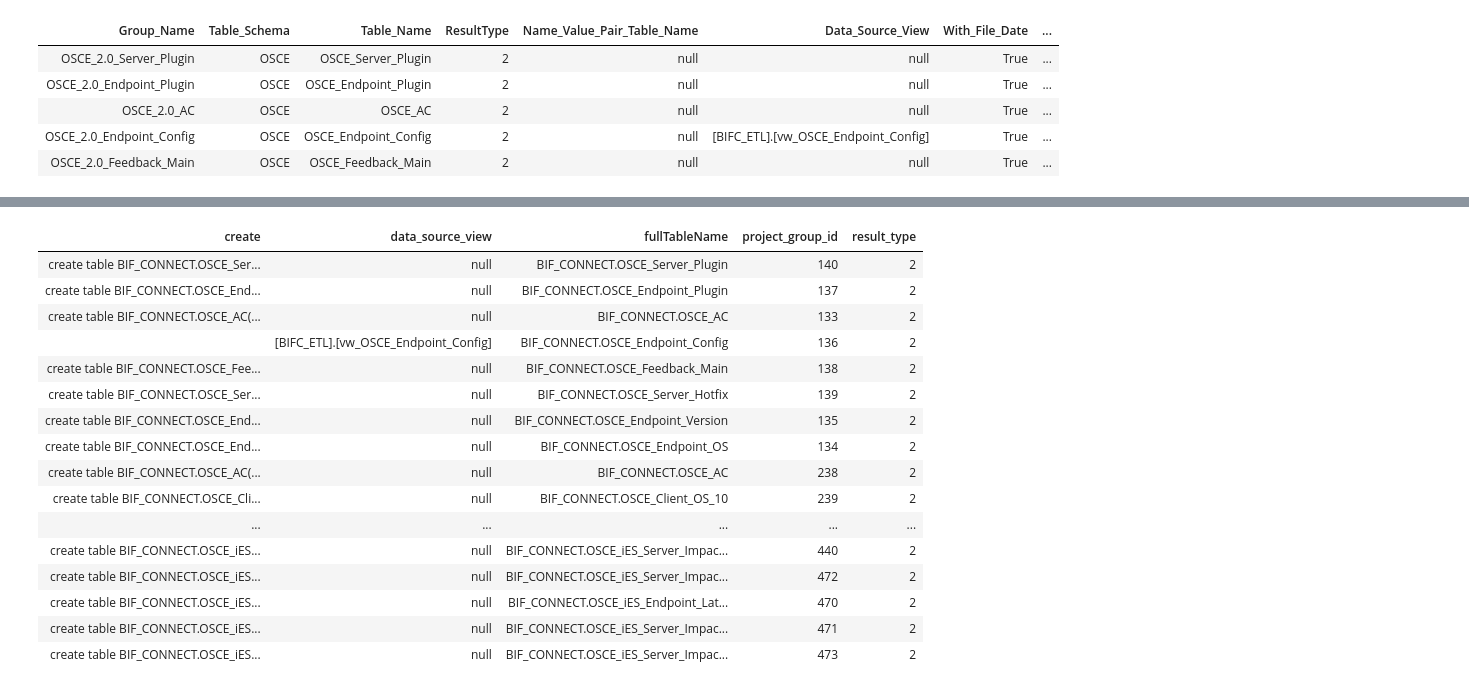
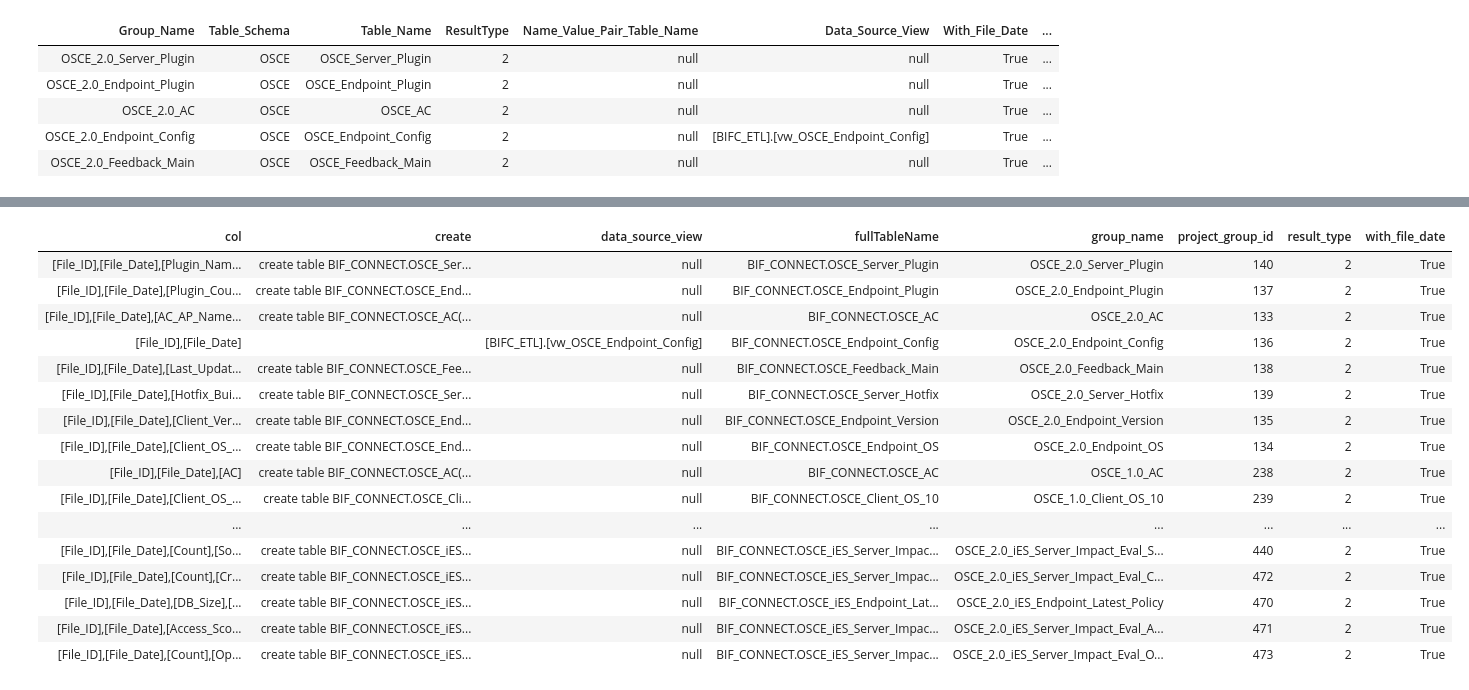
Before and after one commit to a93701011/bifconnect, a Jupyter notebook: databricks/bif-connect-parse-data.ipynb, the cells around one changed output, grey strips where cells are left out. Cells and saved outputs as stored; diff of their text form; code cells hidden in the pictures.

```diff
--- a/databricks/bif-connect-parse-data.ipynb
+++ b/databricks/bif-connect-parse-data.ipynb
@@ -157,0 +116,5 @@ display(df1.limit(5))
+# %%
+df_config_table = (df_parse_config.alias('m')
+                          .filter(f'project_group_id=={159}')
+                          )
+display(df_config_table)
@@ -217,3 +202,16 @@ display(df2.limit(5))
 | OSCE_2.0_AC | OSCE | OSCE_AC | 2 | null | null | True | ... |
 | OSCE_2.0_Endpoint_Config | OSCE | OSCE_Endpoint_Config | 2 | null | [BIFC_ETL].[vw_OSCE_Endpoint_Config] | True | ... |
 | OSCE_2.0_Feedback_Main | OSCE | OSCE_Feedback_Main | 2 | null | null | True | ... |
+# %%
+df_config_sort = df_parse_config.groupBy('project_group_id','column_name').agg(F.min('sort').alias('sort'))
+df_config_table = (df_parse_config.alias('m')
+                          .filter(f'project_group_id=={140}')
+                          .join(df_config_sort.alias('s'), [F.col('m.project_group_id')==F.col('s.project_group_id'),
+                                                                        F.col('m.column_name')==F.col('s.column_name')], 'inner')
+                          .select('m.project_group_id','xpath_id','m.column_name','data_type','data_length','s.sort')
+                          .withColumn("data_length",F.col("data_length").cast(IntegerType()))
+                          .withColumn("id",row_number().over(windowSpec))
+                          .filter('id == 1')
+                          .orderBy(F.col("sort").asc())
+                          )
+display(df_config_table)
@@ -221,13 +224,13 @@ display(df2.limit(5))
 from pyspark.sql.window import Window
 from pyspark.sql.functions import row_number
 
-windowSpec  = Window.partitionBy("p.column_name").orderBy(F.col("data_type").desc())
+windowSpec  = Window.partitionBy("m.column_name").orderBy(F.col("data_type").desc())
 
 df2_rdd = df2.collect()
 
 # ResultType 2:Flat table ceate table schema
 
-create_list = []
+type2_create_table_list = []
 
 for row in df2_rdd:
 
@@ -241,6 +244,7 @@ for row in df2_rdd:
     col = '[File_ID]'
     fullTableName = f'{DB}.{row.Table_Name}'
     project_group_id = row.project_group_id
+
     if row.With_File_Date:
         sql = sql + ',[File_Date] [date]'
         col = col + ',[File_Date]'
@@ -249,12 +253,13 @@ for row in df2_rdd:
 
     if ( Data_Source_View == None ):
 
-        df_config_sort = df_config.groupBy('project_group_id','column_name').agg(F.min('sort').alias('sort'))
-        df_config_table = (df_config.alias('p')
+        df_config_sort = df_parse_config.groupBy('project_group_id','column_name').agg(F.min('sort').alias('sort'))
+
+        df_config_table = (df_parse_config.alias('m')
                           .filter(f'project_group_id=={project_group_id}')
-                          .join(df_config_sort.alias('s'), [F.col('p.project_group_id')==F.col('s.project_group_id'),
-                                                                        F.col('p.column_name')==F.col('s.column_name')], 'inner')
-                          .select('p.column_name','data_type','data_length','s.sort')
+                          .join(df_config_sort.alias('s'), [F.col('m.project_group_id')==F.col('s.project_group_id'),
+                                                                        F.col('m.column_name')==F.col('s.column_name')], 'inner')
+                          .select('m.column_name','data_type','data_length','s.sort')
                           .withColumn("data_length",F.col("data_length").cast(IntegerType()))
                           .withColumn("id",row_number().over(windowSpec))
                           .filter('id == 1')
@@ -266,7 +271,7 @@ for row in df2_rdd:
             #print(t)
             lenght = f'({t.data_length})' if t.data_length != None else ''
             sql = sql + f',[{t.column_name}] [{t.data_type}]{lenght}'
-            #col = col + f',[{t.column_name}]'
+            col = col + f',[{t.column_name}]'
         create = f'create table {fullTableName}({sql})WITH(DISTRIBUTION = ROUND_ROBIN,CLUSTERED COLUMNSTORE INDEX)'
 
 #     else:
@@ -295,32 +300,35 @@ for row in df2_rdd:
     data['project_group_id'] = project_group_id
     data['group_name'] = Group_Name
     data['result_type'] = 2
+    data['col'] = col
     data['create'] = create
     data['data_source_view'] = Data_Source_View
-    create_list.append(data)
+    data['with_file_date'] = row.With_File_Date
+    type2_create_table_list.append(data)
 # %% [output]
 [interactive output not drawn]
 # %%
+create_list = type1_create_table_list + type2_create_table_list
 create_rdd= spark.sparkContext.parallelize(create_list)
 create_df = (spark
              .createDataFrame(create_rdd)
             )
-display(create_df)
+display(create_df.filter("result_type == 2"))
 # %% [output]
-| create | data_source_view | fullTableName | project_group_id | result_type |
-| create table BIF_CONNECT.OSCE_Ser... | null | BIF_CONNECT.OSCE_Server_Plugin | 140 | 2 |
-| create table BIF_CONNECT.OSCE_End... | null | BIF_CONNECT.OSCE_Endpoint_Plugin | 137 | 2 |
-| create table BIF_CONNECT.OSCE_AC(... | null | BIF_CONNECT.OSCE_AC | 133 | 2 |
-|  | [BIFC_ETL].[vw_OSCE_Endpoint_Config] | BIF_CONNECT.OSCE_Endpoint_Config | 136 | 2 |
-| create table BIF_CONNECT.OSCE_Fee... | null | BIF_CONNECT.OSCE_Feedback_Main | 138 | 2 |
-| create table BIF_CONNECT.OSCE_Ser... | null | BIF_CONNECT.OSCE_Server_Hotfix | 139 | 2 |
-| create table BIF_CONNECT.OSCE_End... | null | BIF_CONNECT.OSCE_Endpoint_Version | 135 | 2 |
-| create table BIF_CONNECT.OSCE_End... | null | BIF_CONNECT.OSCE_Endpoint_OS | 134 | 2 |
-| create table BIF_CONNECT.OSCE_AC(... | null | BIF_CONNECT.OSCE_AC | 238 | 2 |
-| create table BIF_CONNECT.OSCE_Cli... | null | BIF_CONNECT.OSCE_Client_OS_10 | 239 | 2 |
-| ... | ... | ... | ... | ... |
-| create table BIF_CONNECT.OSCE_iES... | null | BIF_CONNECT.OSCE_iES_Server_Impac... | 440 | 2 |
-| create table BIF_CONNECT.OSCE_iES... | null | BIF_CONNECT.OSCE_iES_Server_Impac... | 472 | 2 |
-| create table BIF_CONNECT.OSCE_iES... | null | BIF_CONNECT.OSCE_iES_Endpoint_Lat... | 470 | 2 |
-| create table BIF_CONNECT.OSCE_iES... | null | BIF_CONNECT.OSCE_iES_Server_Impac... | 471 | 2 |
-| create table BIF_CONNECT.OSCE_iES... | null | BIF_CONNECT.OSCE_iES_Server_Impac... | 473 | 2 |
+| col | create | data_source_view | fullTableName | group_name | project_group_id | result_type | with_file_date |
+| [File_ID],[File_Date],[Plugin_Nam... | create table BIF_CONNECT.OSCE_Ser... | null | BIF_CONNECT.OSCE_Server_Plugin | OSCE_2.0_Server_Plugin | 140 | 2 | True |
+| [File_ID],[File_Date],[Plugin_Cou... | create table BIF_CONNECT.OSCE_End... | null | BIF_CONNECT.OSCE_Endpoint_Plugin | OSCE_2.0_Endpoint_Plugin | 137 | 2 | True |
+| [File_ID],[File_Date],[AC_AP_Name... | create table BIF_CONNECT.OSCE_AC(... | null | BIF_CONNECT.OSCE_AC | OSCE_2.0_AC | 133 | 2 | True |
+| [File_ID],[File_Date] |  | [BIFC_ETL].[vw_OSCE_Endpoint_Config] | BIF_CONNECT.OSCE_Endpoint_Config | OSCE_2.0_Endpoint_Config | 136 | 2 | True |
+| [File_ID],[File_Date],[Last_Updat... | create table BIF_CONNECT.OSCE_Fee... | null | BIF_CONNECT.OSCE_Feedback_Main | OSCE_2.0_Feedback_Main | 138 | 2 | True |
+| [File_ID],[File_Date],[Hotfix_Bui... | create table BIF_CONNECT.OSCE_Ser... | null | BIF_CONNECT.OSCE_Server_Hotfix | OSCE_2.0_Server_Hotfix | 139 | 2 | True |
+| [File_ID],[File_Date],[Client_Ver... | create table BIF_CONNECT.OSCE_End... | null | BIF_CONNECT.OSCE_Endpoint_Version | OSCE_2.0_Endpoint_Version | 135 | 2 | True |
+| [File_ID],[File_Date],[Client_OS_... | create table BIF_CONNECT.OSCE_End... | null | BIF_CONNECT.OSCE_Endpoint_OS | OSCE_2.0_Endpoint_OS | 134 | 2 | True |
+| [File_ID],[File_Date],[AC] | create table BIF_CONNECT.OSCE_AC(... | null | BIF_CONNECT.OSCE_AC | OSCE_1.0_AC | 238 | 2 | True |
+| [File_ID],[File_Date],[Client_OS_... | create table BIF_CONNECT.OSCE_Cli... | null | BIF_CONNECT.OSCE_Client_OS_10 | OSCE_1.0_Client_OS_10 | 239 | 2 | True |
+| ... | ... | ... | ... | ... | ... | ... | ... |
+| [File_ID],[File_Date],[Count],[So... | create table BIF_CONNECT.OSCE_iES... | null | BIF_CONNECT.OSCE_iES_Server_Impac... | OSCE_2.0_iES_Server_Impact_Eval_S... | 440 | 2 | True |
+| [File_ID],[File_Date],[Count],[Cr... | create table BIF_CONNECT.OSCE_iES... | null | BIF_CONNECT.OSCE_iES_Server_Impac... | OSCE_2.0_iES_Server_Impact_Eval_C... | 472 | 2 | True |
+| [File_ID],[File_Date],[DB_Size],[... | create table BIF_CONNECT.OSCE_iES... | null | BIF_CONNECT.OSCE_iES_Endpoint_Lat... | OSCE_2.0_iES_Endpoint_Latest_Policy | 470 | 2 | True |
+| [File_ID],[File_Date],[Access_Sco... | create table BIF_CONNECT.OSCE_iES... | null | BIF_CONNECT.OSCE_iES_Server_Impac... | OSCE_2.0_iES_Server_Impact_Eval_A... | 471 | 2 | True |
+| [File_ID],[File_Date],[Count],[Op... | create table BIF_CONNECT.OSCE_iES... | null | BIF_CONNECT.OSCE_iES_Server_Impac... | OSCE_2.0_iES_Server_Impact_Eval_O... | 473 | 2 | True |
```
Also changed, not shown: parts of 29 cells of this notebook, 1 other file.
